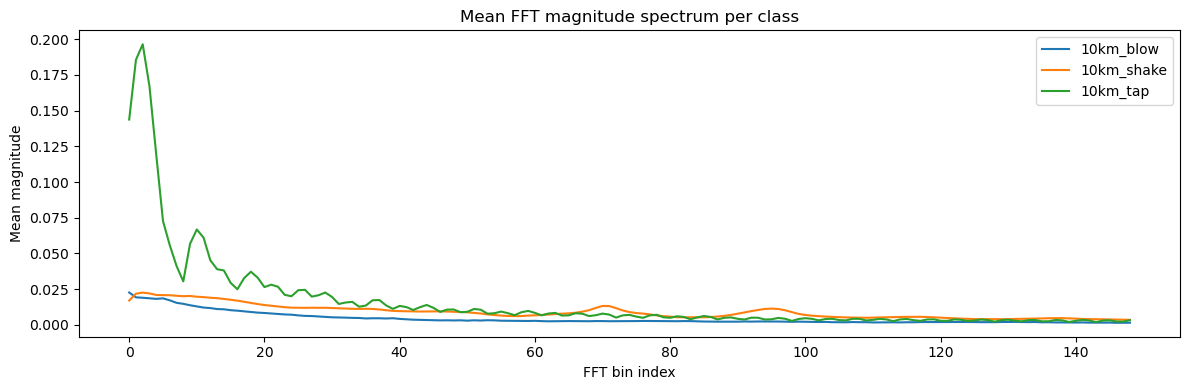
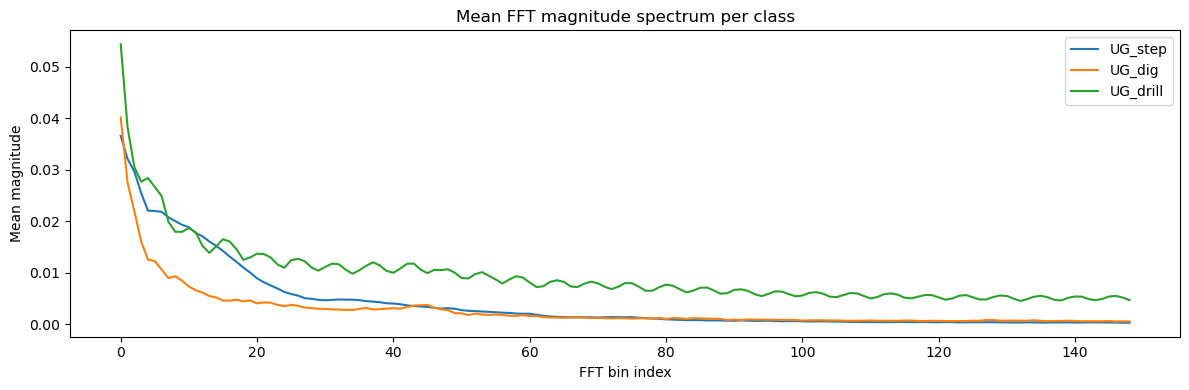
Code edit (unified diff) that turned the first committed figure into the second:
--- before
+++ after
@@ -5,4 +5,6 @@
 plt.figure(figsize=(12, 4))
 plt.plot(np.log1p(X_UG_step.mean(axis=0)), label="UG_step")
+plt.plot(np.log1p(X_UG_dig.mean(axis=0)), label="UG_dig")
+plt.plot(np.log1p(X_UG_drill.mean(axis=0)), label="UG_drill")
 plt.xlabel("FFT bin index")
 plt.ylabel("Mean magnitude")

Commit: Update UW_UG_analysis.ipynb